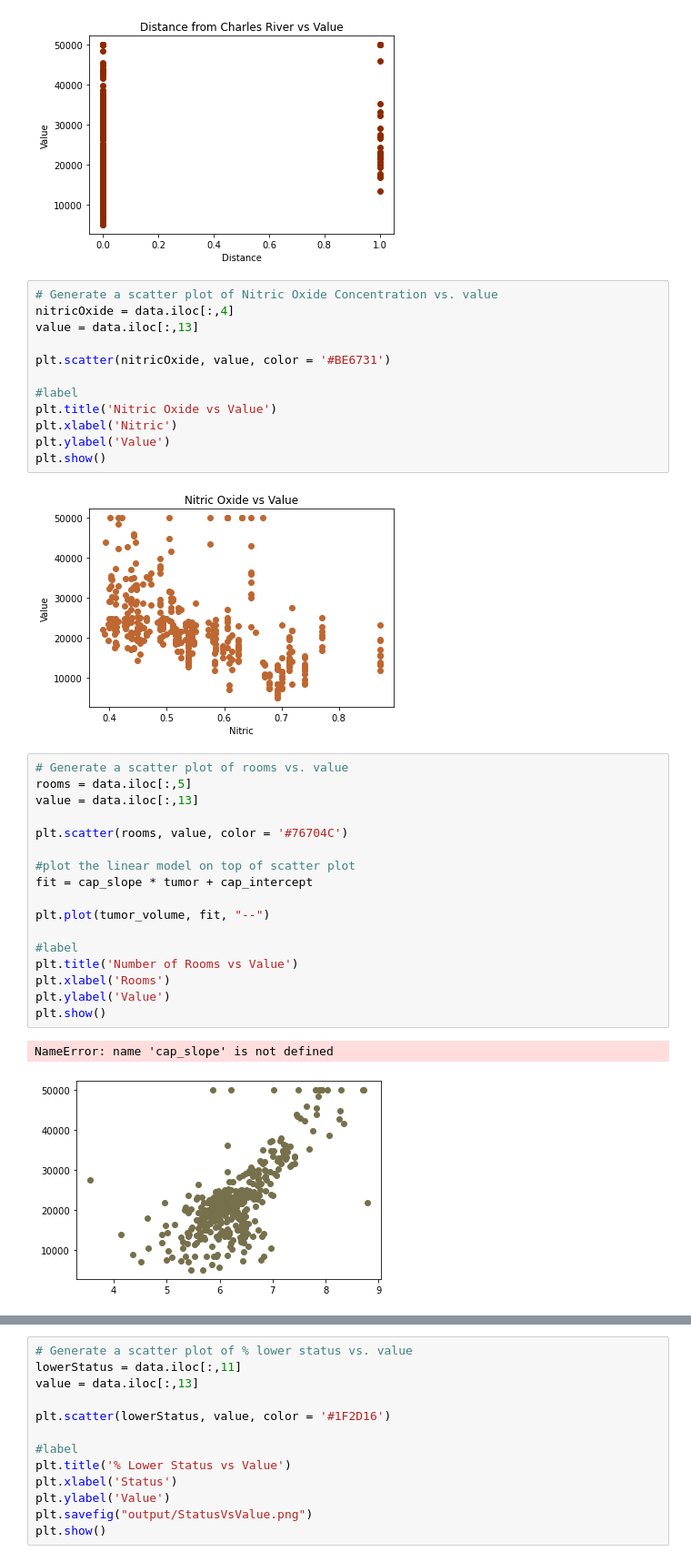
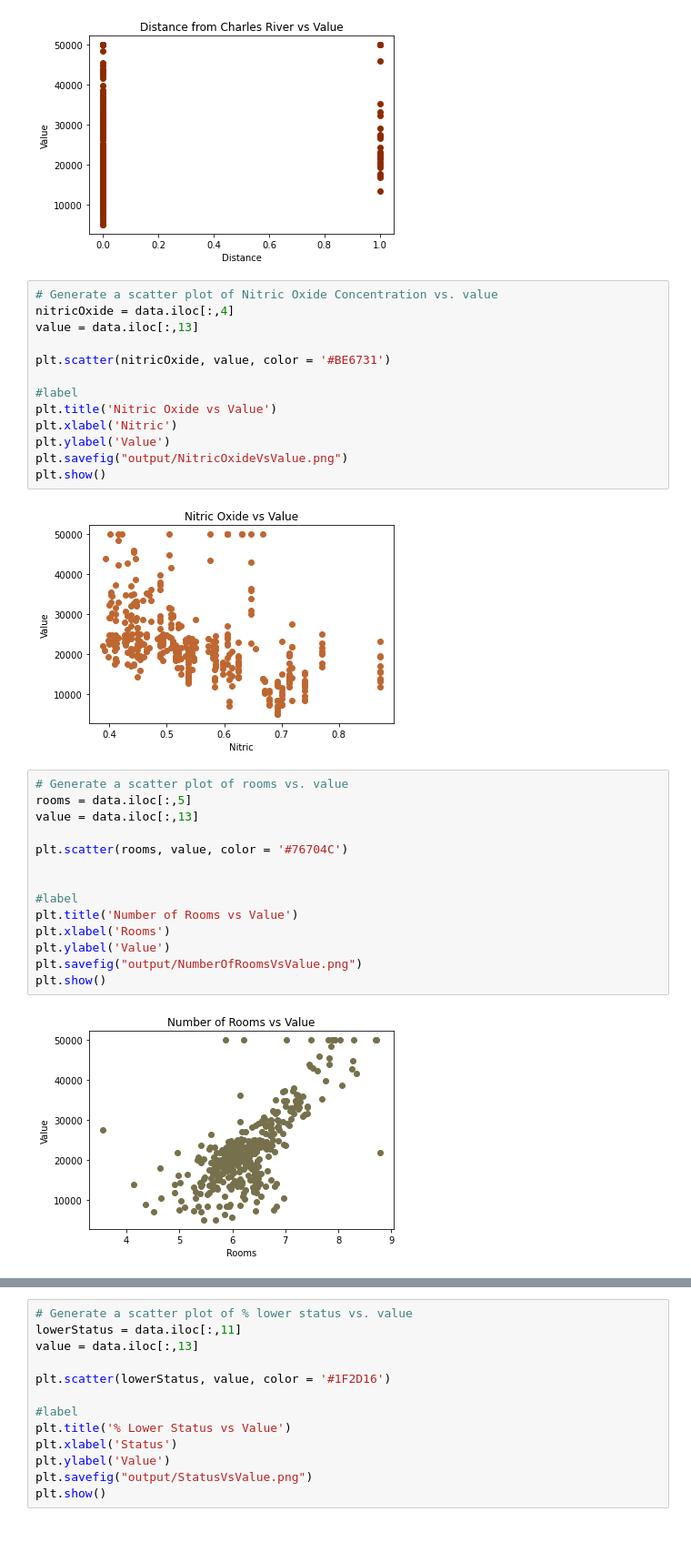
Before and after one commit to Steff-C/Final_Project, a Jupyter notebook: Boston_housing_data.ipynb, the cells around one changed output, grey strips where cells are left out. Shown: that part at 91% size. Saved outputs shown, nothing was run; the diff lists cells and outputs as text; blank space fills up the shorter version.

Commit message:
wrote scatter plot to output

```diff
--- a/Boston_housing_data.ipynb
+++ b/Boston_housing_data.ipynb
@@ -264,29 +264,26 @@ plt.scatter(nitricOxide, value, color = '#BE6731')
 plt.title('Nitric Oxide vs Value')
 plt.xlabel('Nitric')
 plt.ylabel('Value')
+plt.savefig("output/NitricOxideVsValue.png")
 plt.show()
 # %% [output]
 [figure]
 # %%
 # Generate a scatter plot of rooms vs. value
 rooms = data.iloc[:,5]
 value = data.iloc[:,13]
 
 plt.scatter(rooms, value, color = '#76704C')
 
-#plot the linear model on top of scatter plot
-fit = cap_slope * tumor + cap_intercept
-
-plt.plot(tumor_volume, fit, "--")
 
 #label
 plt.title('Number of Rooms vs Value')
 plt.xlabel('Rooms')
 plt.ylabel('Value')
+plt.savefig("output/NumberOfRoomsVsValue.png")
 plt.show()
 # %% [output]
-NameError: name 'cap_slope' is not defined
-[figure, old version]
+[figure, new version]
 # %%
 # Generate a scatter plot of age vs. value
 age = data.iloc[:,6]
```
Also changed, not shown: parts of 1 cell of this notebook, 3 other files.
